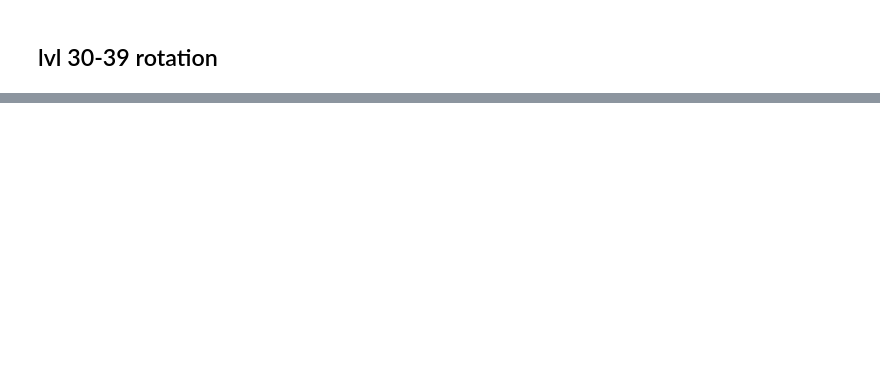
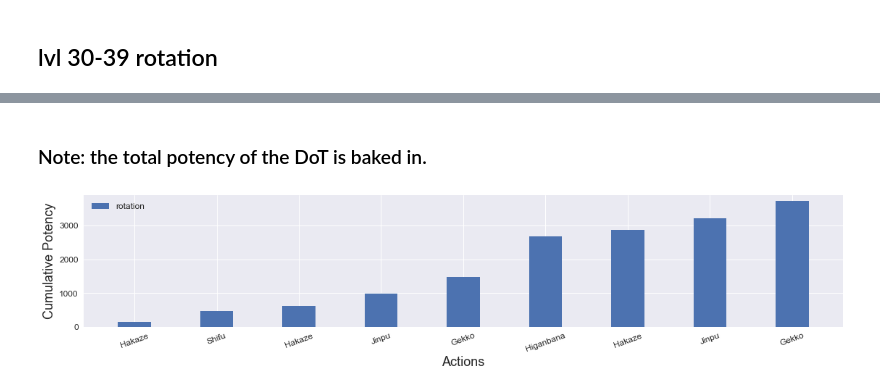
Before and after one commit to rconcep/ffxiv, a Jupyter notebook: sam-by-the-numbers.ipynb, the cells around one changed output, grey strips where cells are left out. Cells and saved outputs as stored; diff of their text form; code cells hidden in the pictures; blank space fills up the shorter version.

```diff
--- a/sam-by-the-numbers.ipynb
+++ b/sam-by-the-numbers.ipynb
@@ -216,0 +229,16 @@ fig.suptitle('Cumulative potency over time for 3, 4, ..., 7 targets')
+# %%
+sam = Samurai()
+
+actions = [('Hakaze', sam.hakaze()),
+           ('Shifu', sam.shifu()),
+           ('Hakaze', sam.hakaze()),
+           ('Jinpu', sam.jinpu()),
+           ('Gekko', sam.gekko()),
+           ('Higanbana', sam.higanbana()),
+           ('Hakaze', sam.hakaze()),
+           ('Jinpu', sam.jinpu()),
+           ('Gekko', sam.gekko())]
+# %%
+df3 = pd.DataFrame(actions, columns=['action', 'potency'])
+df3['total potency'] = df3['potency'].cumsum(axis=0)
+display(df3)
@@ -216,0 +256,6 @@ fig.suptitle('Cumulative potency over time for 3, 4, ..., 7 targets')
+# %% [markdown]
+### Note: the total potency of the DoT is baked in.
+# %%
+plot_potency(df3)
+# %% [output]
+[figure, added]
```
Also changed, not shown: parts of 30 cells of this notebook, 2 other files.
